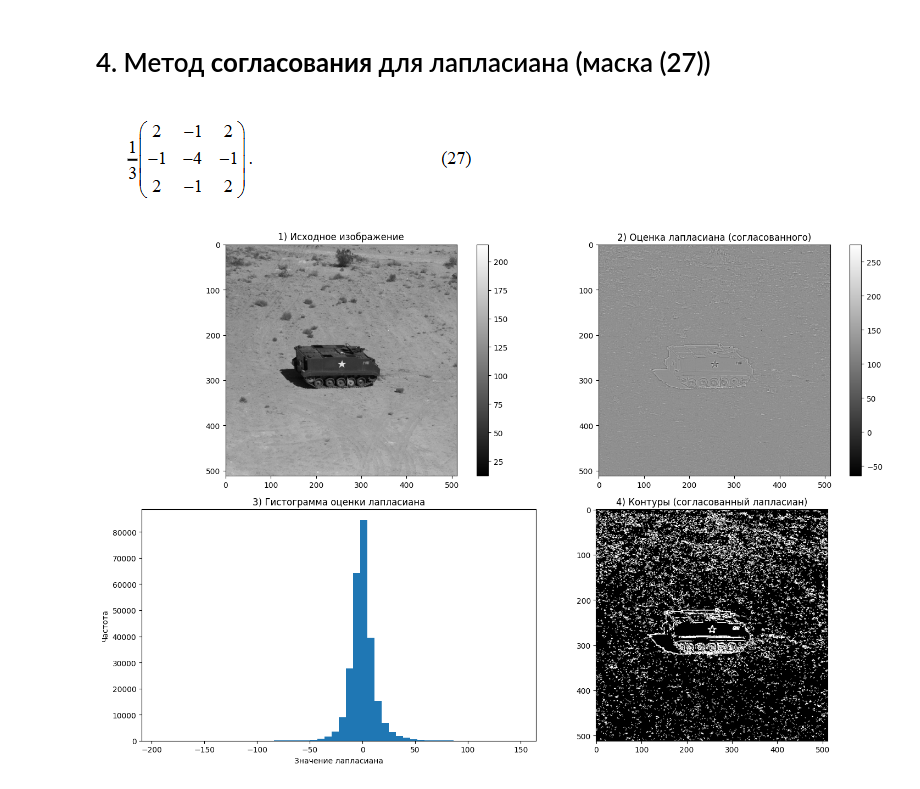
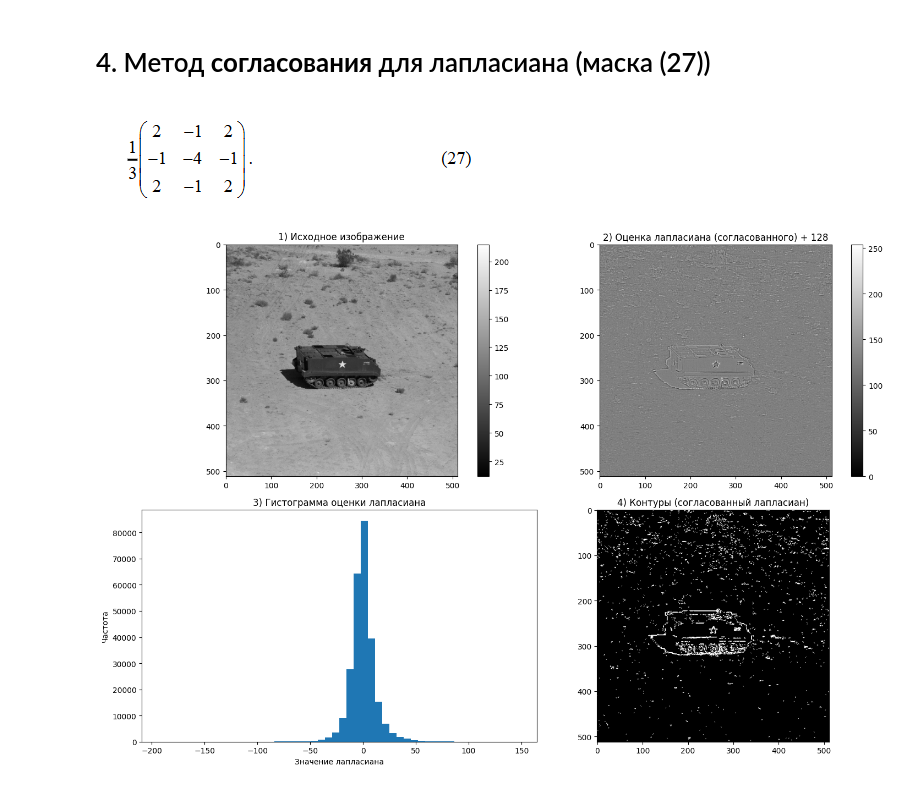
Before and after one commit to Matosik/Image-processing-methods-labs, a Jupyter notebook: Lab2.ipynb, the cells around one changed output. Drawn from its saved outputs; the diff is of its cells as text; code cells hidden in the pictures.

```diff
--- a/Lab2.ipynb
+++ b/Lab2.ipynb
@@ -319,37 +299,38 @@ def matched_laplacian_method(image):
 # Применяем метод согласованного лапласиана
 matched_laplacian = matched_laplacian_method(original_image)
 
+for_neg = 128
 # Визуализация результатов
 plt.figure(figsize=(15, 10))
 
 # 1) Исходное изображение
 plt.subplot(2, 2, 1)
 plt.imshow(original_image, cmap='gray')
 plt.title('1) Исходное изображение')
 plt.colorbar()
 
 # 2) Оценка лапласиана (согласованного)
 plt.subplot(2, 2, 2)
-plt.imshow(matched_laplacian + 128, cmap='gray')
-plt.title('2) Оценка лапласиана (согласованного)')
+plt.imshow((matched_laplacian + for_neg).astype(np.uint8), cmap='gray')
+plt.title(f'2) Оценка лапласиана (согласованного) + {for_neg}')
 plt.colorbar()
 
 # 3) Гистограмма оценки лапласиана
 plt.subplot(2, 2, 3)
 plt.hist(matched_laplacian.flatten(), bins=50)
 plt.title('3) Гистограмма оценки лапласиана')
 plt.xlabel('Значение лапласиана')
 plt.ylabel('Частота')
 
 # 4) Контуры (бинарное изображение)
 # Для согласованного лапласиана также ищем переходы через ноль
-zero_crossings_matched = create_binary_image_laplac(matched_laplacian,1)
+zero_crossings_matched = create_binary_image_laplac(matched_laplacian,1.9)
 
 plt.subplot(2, 2, 4)
 plt.imshow(zero_crossings_matched, cmap='gray')
 plt.title('4) Контуры (согласованный лапласиан)')
 
 plt.tight_layout()
 plt.show()
 # %% [output]
-[figure, old version]
+[figure, new version]
```
Also changed, not shown: parts of 7 cells of this notebook.
